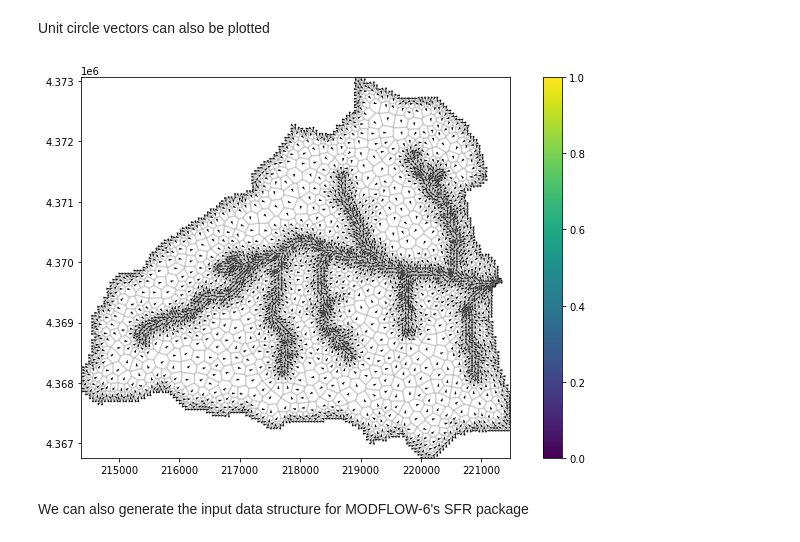
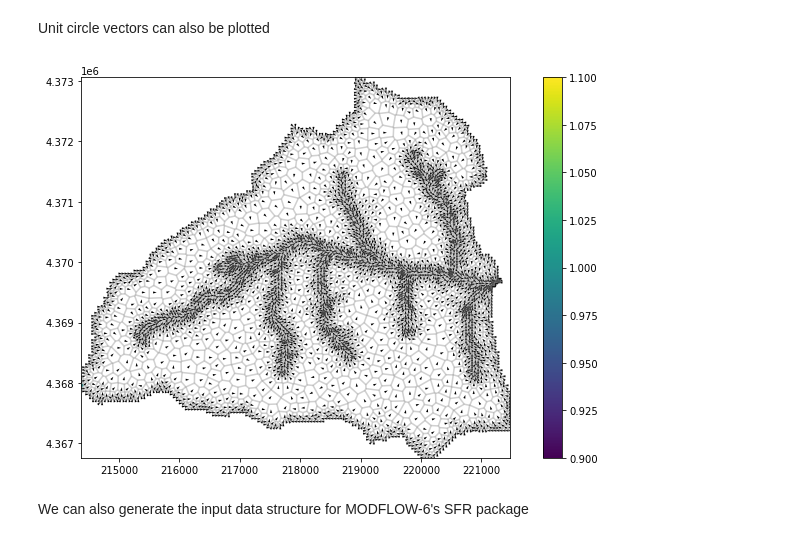
Before and after one commit to jlarsen-usgs/dany, a Jupyter notebook: Sagehen_structured_2_voronoi_workshop.ipynb, the cells around one changed output. Saved outputs shown, nothing was run; the diff lists cells and outputs as text; code cells hidden in the pictures.

```diff
--- a/Sagehen_structured_2_voronoi_workshop.ipynb
+++ b/Sagehen_structured_2_voronoi_workshop.ipynb
@@ -291,14 +291,18 @@ plt.colorbar(pc);
 Unit circle vectors can also be plotted
 # %%
 u, v = fdir.vectors
+
+cell = np.zeros(vgrid.shape[1:], dtype=int)
+cell[2] = 1
 
 fig, ax = plt.subplots(figsize=(12, 7))
 pmv = PlotMapView(modelgrid=vgrid)
 pc = pmv.plot_vector(u, v)
+pc = pmv.plot_array(cell, masked_values=[0])
 pmv.plot_grid(alpha=0.2)
 plt.colorbar(pc);
 # %% [output]
-[figure, old version]
+[figure, new version]
 # %% [markdown]
 We can also generate the input data structure for MODFLOW-6's SFR package
 # %%
```
